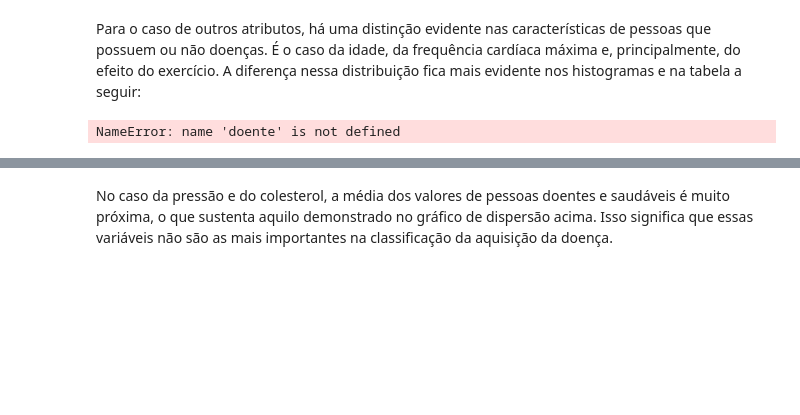
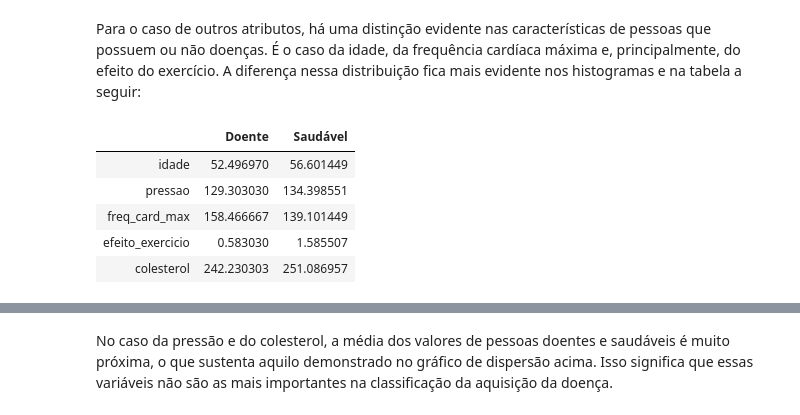
Before and after one commit to gabriellaec/CD-P3, a Jupyter notebook: Projeto 3.ipynb, the cells around one changed output, grey strips where cells are left out. Saved outputs shown, nothing was run; the diff lists cells and outputs as text; code cells hidden in the pictures; blank space fills up the shorter version.

```diff
--- a/Projeto 3.ipynb
+++ b/Projeto 3.ipynb
@@ -209,20 +209,26 @@ O gráfico de dispersão acima compara os atributos relacionados à aquisição
 Para o caso de outros atributos, há uma distinção evidente nas características de pessoas que possuem ou não doenças. É o caso da idade, da frequência cardíaca máxima e, principalmente, do efeito do exercício. A diferença nessa distribuição fica mais evidente nos histogramas e na tabela a seguir:
 # %%
 from pandas import DataFrame
+doente=dados[dados['diagnostico']==1]
 d=doente[var_num].mean()
 s=saudavel[var_num].mean()
 df = DataFrame((d), columns= ['Doente'])
 df2 = DataFrame((s), columns= ['Saudável'])
 
 df = df.join(df2, how='inner', lsuffix=' ', rsuffix=' ')
 df
 sns.set(font_scale=1.2)
 
 
 #sns.heatmap(df, annot=True,cmap="YlGnBu")
 df
 # %% [output]
-NameError: name 'doente' is not defined
+|  | Doente | Saudável |
+| idade | 52.496970 | 56.601449 |
+| pressao | 129.303030 | 134.398551 |
+| freq_card_max | 158.466667 | 139.101449 |
+| efeito_exercicio | 0.583030 | 1.585507 |
+| colesterol | 242.230303 | 251.086957 |
 # %%
 doente=dados[dados['diagnostico']==1]
 saudavel=dados[dados['diagnostico']==0]
```
Also changed, not shown: parts of 6 cells of this notebook.
